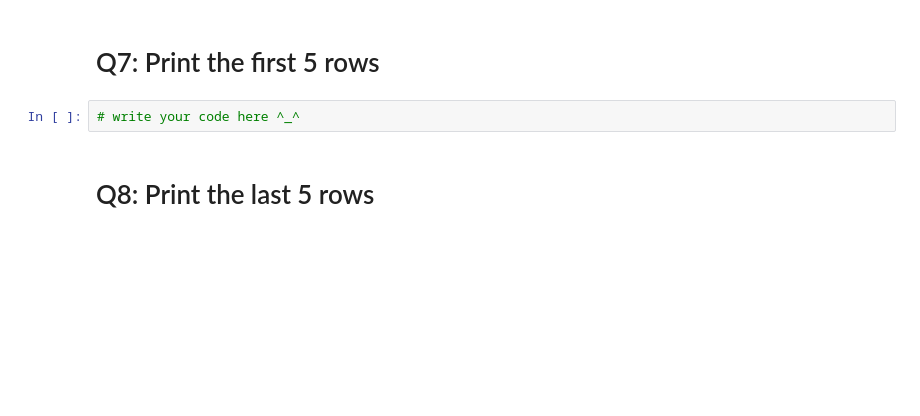
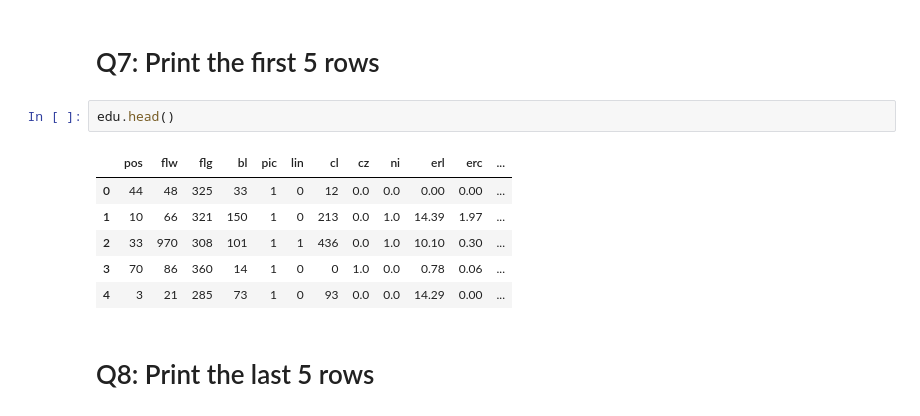
Before and after one commit to Tuwaiq-Data-Science-Bootcamp-V2/Pandas-Lab2, a Jupyter notebook: Pandas_Assignment2.ipynb, the cells around one changed output. Drawn from its saved outputs; the diff is of its cells as text; blank space fills up the shorter version.

```diff
--- a/Pandas_Assignment2.ipynb
+++ b/Pandas_Assignment2.ipynb
@@ -26,7 +64,14 @@ Note: if your dataset contains more than 60 rows, only the first 5 rows and the
 # %% [markdown]
 # Q7: Print the first 5 rows
 # %%
-# write your code here ^_^
+edu.head()
+# %% [output]
+|  | pos | flw | flg | bl | pic | lin | cl | cz | ni | erl | erc | ... |
+| 0 | 44 | 48 | 325 | 33 | 1 | 0 | 12 | 0.0 | 0.0 | 0.00 | 0.00 | ... |
+| 1 | 10 | 66 | 321 | 150 | 1 | 0 | 213 | 0.0 | 1.0 | 14.39 | 1.97 | ... |
+| 2 | 33 | 970 | 308 | 101 | 1 | 1 | 436 | 0.0 | 1.0 | 10.10 | 0.30 | ... |
+| 3 | 70 | 86 | 360 | 14 | 1 | 0 | 0 | 1.0 | 0.0 | 0.78 | 0.06 | ... |
+| 4 | 3 | 21 | 285 | 73 | 1 | 0 | 93 | 0.0 | 0.0 | 14.29 | 0.00 | ... |
 # %% [markdown]
 # Q8: Print the last 5 rows
 # %%
```
Also changed, not shown: parts of 14 cells of this notebook.
